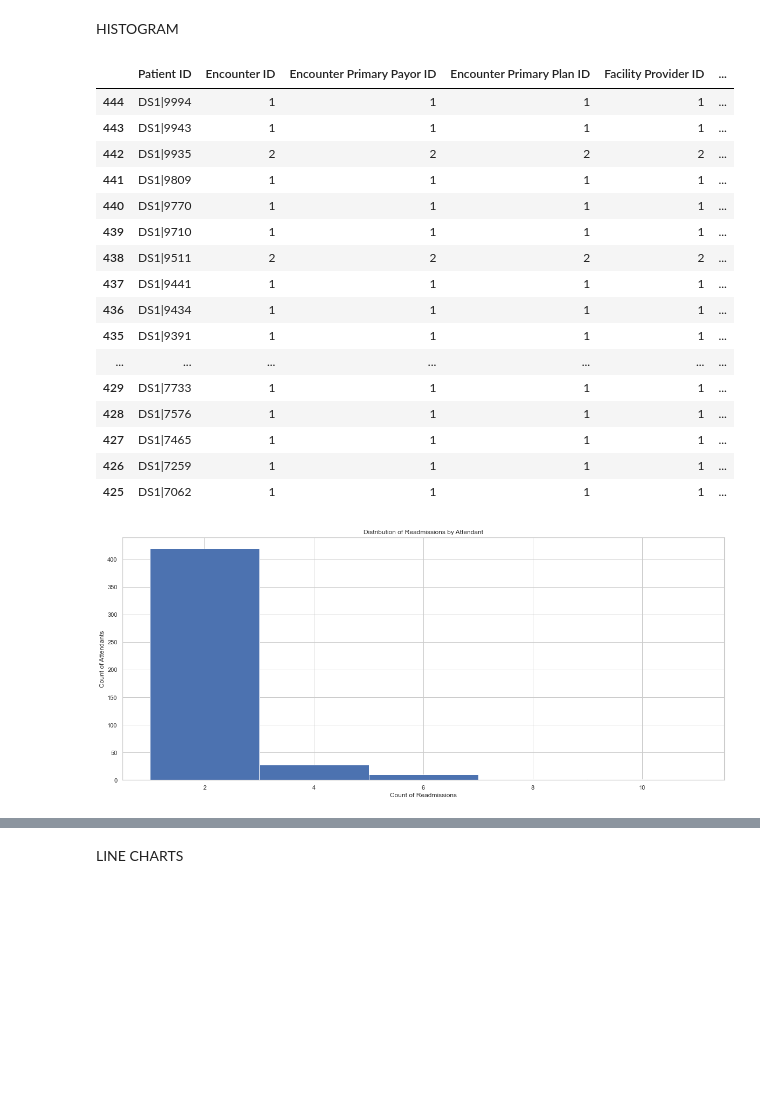
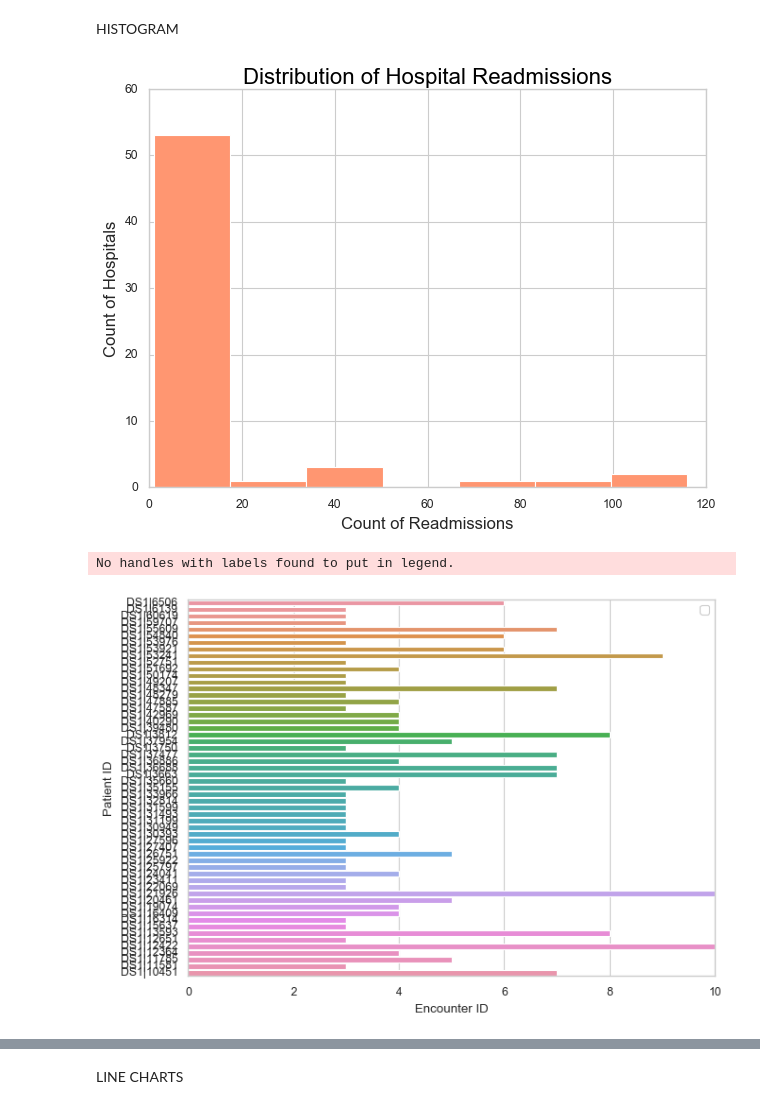
Before and after one commit to tipearso/hospital-readmissions, a Jupyter notebook: notebooks/plots.ipynb, the cells around one changed output, grey strips where cells are left out. Drawn from its saved outputs; the diff is of its cells as text; code cells hidden in the pictures; blank space fills up the shorter version.

```diff
--- a/notebooks/plots.ipynb
+++ b/notebooks/plots.ipynb
@@ -57,7 +32,7 @@ What is our 30-day all cause readmission rate across hospitals our members are a
 # %%
 #clean and transform dfs
 #order by patient then start date
-one = one.sort_values(['Patient ID',"Encounter Start Date", "Encounter End Date"], ascending = (False, True, True))
+one = adm.sort_values(['Patient ID',"Encounter Start Date", "Encounter End Date"], ascending = (False, True, True))
 #To calculate the days between admissions:
 #shift previous end date to next row correct format and calculate
 one['Previous End Date'] = (one.groupby('Patient ID')['Encounter End Date'].shift(1))
@@ -115,7 +90,7 @@ HISTOGRAM
 #filter for number of readmissions per patient
 read_count_patient = one_top.groupby(['Patient ID'], as_index=False).count()
 read_count_patient = read_count_patient.sort_values(['Patient ID'], ascending = (False))
-read_count_patient_high = read_count_patient[read_count_patient['Encounter ID'] >= 0]
+read_count_patient_high = read_count_patient[read_count_patient['Encounter ID'] >= 3]
 # %%
 #filter for number of readmissions per Hospital
 read_count_hospital = one_top.groupby(['Facility Provider NPI'], as_index=False).count()
@@ -125,7 +100,7 @@ read_count_hospital_high = read_count_hospital[read_count_hospital['Encounter ID
 #filter for number of readmissions per Attendant
 read_count_attendant = one_top.groupby(['Attending Provider NPI'], as_index=False).count()
 read_count_attendant = read_count_attendant.sort_values(['Patient ID'], ascending = (False))
-read_count_attendant_high = read_count_attendant[read_count_attendant['Encounter ID'] >= 2]1
+read_count_attendant_high = read_count_attendant[read_count_attendant['Encounter ID'] >= 2]
 # %%
 #filter for number of readmissions per month
 read_count_month = one_top.groupby(['year','month'], as_index=False).count()
@@ -134,53 +109,48 @@ read_count_month_high = read_count_month[read_count_month['Encounter ID'] >= 0]
 # %%
 #filter for number of readmissions per patient
 occurance1 = read_count_patient_high
-bin1 = 9
-title1= 'Distribution of Patient Readmissions'
+bin1 = 8
+title1= 'Distribution of Frequent Patient Readmissions'
 x1='Count of Readmissions'
 y1='Count of Patients'
+#save1 = frequentflierspatients
 #filter for number of readmissions per Hospital
 occurance2 = read_count_hospital_high
-bin2 = 8
+bin2 = 7
 title2= 'Distribution of Hospital Readmissions'
 x2='Count of Readmissions'
 y2='Count of Hospitals'
+#save2 = frequentfliershospital
 #filter for number of readmissions per Attendant
 occurance3 = read_count_attendant_high
 bin3 = 5
 title3= 'Distribution of Readmissions by Attendant'
 x3='Count of Readmissions'
 y3='Count of Attendants'
 #filter for number of readmissions per Attendant
 occurance4 = read_count_month_high
 bin4 = 12
 title4= 'Distribution of variable'
 x4='Count of Readmissions'
 y4='Count of High Ocurrances'
 
-_= plt.hist('Encounter ID', bins = bin3, data = occurance3)
-_= plt.title(title3)
-_= plt.ylabel(y3)
-_= plt.xlabel(x3)
-occurance1.head(20)
+#plt.style.use('seaborn-pastel')
+_= plt.hist('Encounter ID', bins = bin2, data = occurance2, color=['#ff9671'])
+_= plt.title(title2, color = 'black', fontsize=20)
+_= plt.ylabel(y2, fontsize=15)
+_= plt.xlabel(x2, fontsize=15)
+plt.savefig('../imgs/FrequentFliersHospital', transparent = True)
+#plt.style.available
 # %% [output]
-|  | Patient ID | Encounter ID | Encounter Primary Payor ID | Encounter Primary Plan ID | Facility Provider ID | ... |
-| 444 | DS1|9994 | 1 | 1 | 1 | 1 | ... |
-| 443 | DS1|9943 | 1 | 1 | 1 | 1 | ... |
-| 442 | DS1|9935 | 2 | 2 | 2 | 2 | ... |
-| 441 | DS1|9809 | 1 | 1 | 1 | 1 | ... |
-| 440 | DS1|9770 | 1 | 1 | 1 | 1 | ... |
-| 439 | DS1|9710 | 1 | 1 | 1 | 1 | ... |
-| 438 | DS1|9511 | 2 | 2 | 2 | 2 | ... |
-| 437 | DS1|9441 | 1 | 1 | 1 | 1 | ... |
-| 436 | DS1|9434 | 1 | 1 | 1 | 1 | ... |
-| 435 | DS1|9391 | 1 | 1 | 1 | 1 | ... |
-| ... | ... | ... | ... | ... | ... | ... |
-| 429 | DS1|7733 | 1 | 1 | 1 | 1 | ... |
-| 428 | DS1|7576 | 1 | 1 | 1 | 1 | ... |
-| 427 | DS1|7465 | 1 | 1 | 1 | 1 | ... |
-| 426 | DS1|7259 | 1 | 1 | 1 | 1 | ... |
-| 425 | DS1|7062 | 1 | 1 | 1 | 1 | ... |
-[figure, old version]
+[figure, new version]
+# %%
+sns.set_theme(style="whitegrid")
+ax1 = sns.barplot(x=occurance1['Encounter ID'], y=occurance1['Patient ID'],  data=occurance1)#.set(title='Title of Plot');
+#ax1.axhline(mean, color='r', linestyle='--', label="Mean")
+_=ax1.legend()
+# %% [output]
+No handles with labels found to put in legend.
+[figure, added]
 # %%
 mean = occurance4['Encounter ID'].mean()
 # %%
```
Also changed, not shown: parts of 10 cells of this notebook, 3 other files.
